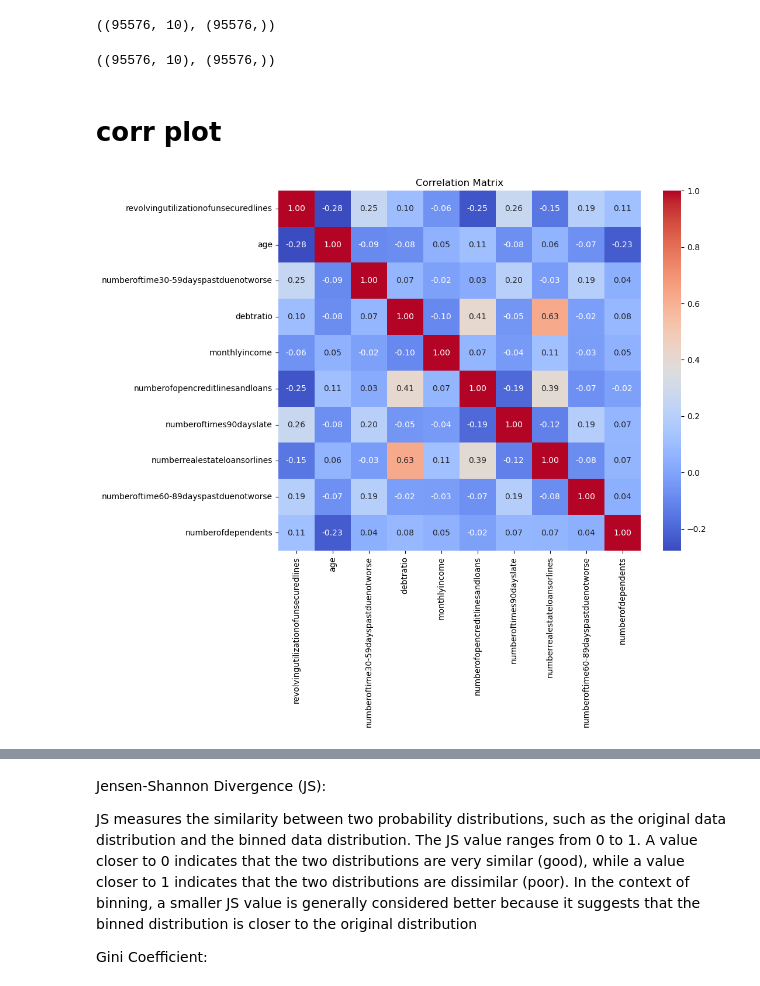
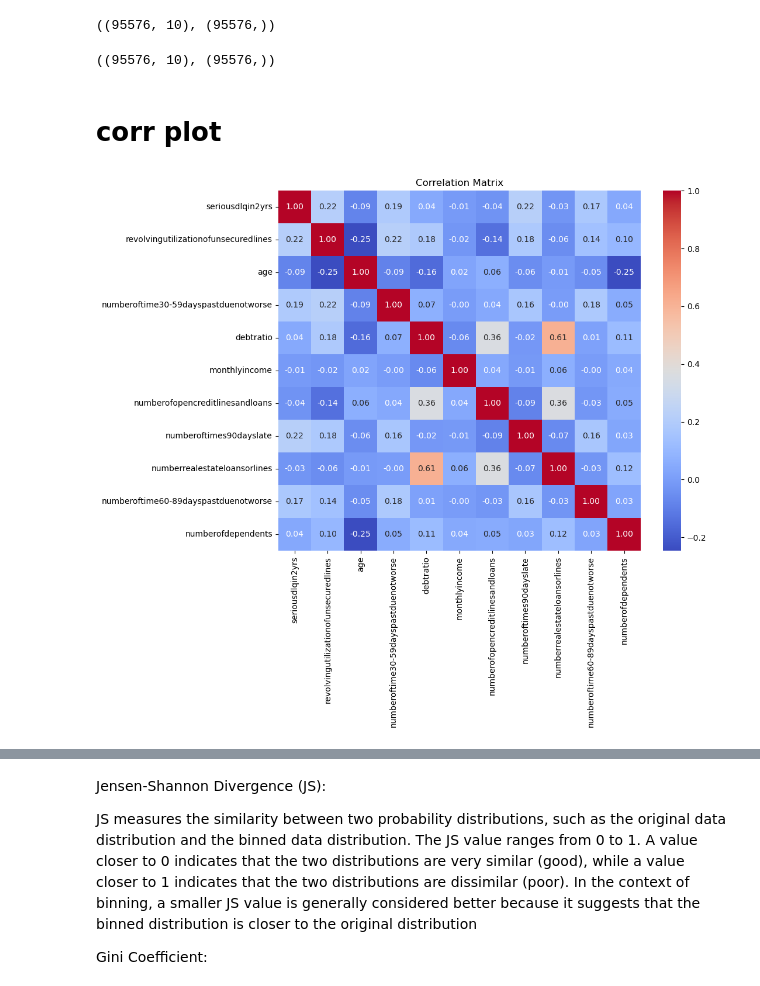
Before and after one commit to saratan8/InclusiveCreditModel, a Jupyter notebook: Kaggledata_Project.ipynb, the cells around one changed output, grey strips where cells are left out. Saved outputs shown, nothing was run; the diff lists cells and outputs as text; code cells hidden in the pictures.

```diff
--- a/Kaggledata_Project.ipynb
+++ b/Kaggledata_Project.ipynb
@@ -259,23 +268,23 @@ X_res.shape, y_res.shape
 # %%
 X = copy.deepcopy(X_res)
 y = copy.deepcopy(y_res)
-# %%
-X.shape,y.shape
-# %% [output]
-((95576, 10), (95576,))
+# %%
+X.shape,y.shape
+# %% [output]
+((95576, 10), (95576,))
 # %% [markdown]
 # corr plot
 # %%
 #multicolinearity
 # Compute the correlation matrix
-correlation_matrix = X.corr()
+correlation_matrix = df_train.corr()
 
 plt.figure(figsize=(10, 8))
 sns.heatmap(correlation_matrix, annot=True, cmap='coolwarm', fmt=".2f")
 plt.title("Correlation Matrix")
 plt.show()
 # %% [output]
-[figure, old version]
+[figure, new version]
 # %%
 #examine the distrubtion of each column
 #to determine whether we need to perform data binning
```
Also changed, not shown: parts of 67 cells of this notebook.
